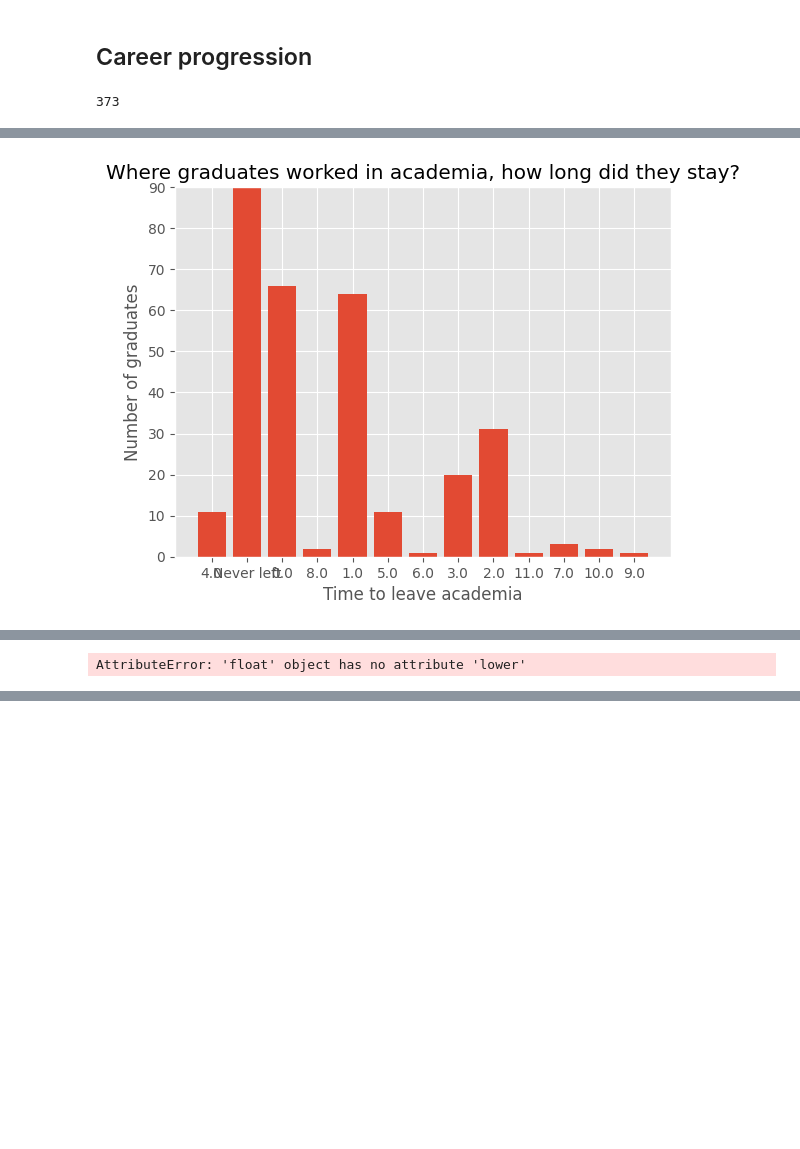
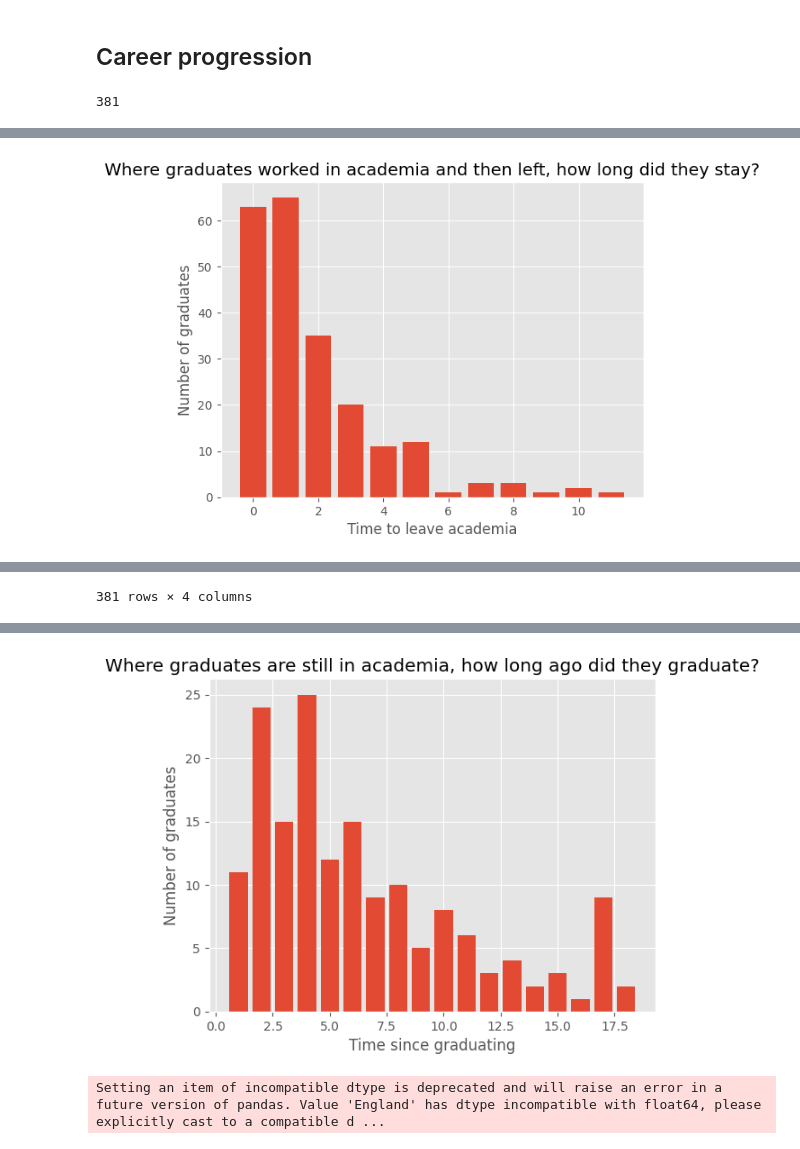
Before and after one commit to 1oana/alumni_project, a Jupyter notebook: jobs_analysis.ipynb, the cells around one changed output, grey strips where cells are left out. Cells and saved outputs as stored; diff of their text form; code cells hidden in the pictures; blank space fills up the shorter version.

```diff
--- a/jobs_analysis.ipynb
+++ b/jobs_analysis.ipynb
@@ -527,6 +540,7 @@ academia_time = pd.DataFrame()
 academia_time["Name"] = academia_subset["Name"].unique()
 
 academia_time["time_to_leave"] = np.nan
+academia_time["years_to_job_start"] = np.nan
 
 for name in academia_time.Name:
     relevant_rows = academia_subset.loc[academia_subset.Name == name]
@@ -534,8 +548,11 @@ for name in academia_time.Name:
     non_academia_jobs = relevant_rows[relevant_rows["Sector"] != "Academia"]
     if non_academia_jobs.shape[0] == 0:
         academia_time.loc[academia_time["Name"] == name, "time_to_leave"] = np.nan
+        academia_time.loc[academia_time["Name"] == name, "years_since"] = (
+            relevant_rows["years_since"].min()
+        )
     else:
-        time_to_leave = non_academia_jobs["years_since"].min()
+        time_to_leave = non_academia_jobs["years_to_job_start"].min()
         academia_time.loc[academia_time["Name"] == name, "time_to_leave"] = (
             time_to_leave
         )
@@ -546,24 +563,44 @@ academia_time.time_to_leave = academia_time.time_to_leave.replace(
 )
 
 counts = academia_time.time_to_leave.value_counts(sort=False).reset_index()
+# sort index
 display(counts)
+counts = counts[counts.time_to_leave != "Never left"]
+counts = counts.sort_values(by="time_to_leave")
 plt.bar(
-    x=counts["time_to_leave"].astype(str),
+    x=counts["time_to_leave"],
     height=counts["count"],
 )
 
-plt.title("Where graduates worked in academia, how long did they stay?")
+plt.title("Where graduates worked in academia and then left, how long did they stay?")
 plt.xlabel("Time to leave academia")
 plt.ylabel("Number of graduates")
-plt.ylim(0, 90)
 plt.show()
+
+# histogram of years since graduating
+display(academia_time)
+counts = academia_time.dropna(subset='years_since').years_since.value_counts(sort=False).reset_index()
+counts = counts.sort_values(by="years_since")
+plt.bar(
+    x=counts["years_since"],
+    height=counts["count"],
+)
+
+plt.title("Where graduates are still in academia, how long ago did they graduate?")
+plt.xlabel("Time since graduating")
+plt.ylabel("Number of graduates")
+plt.show()
+
 
 # time to professorship
 professorship = pd.DataFrame()
 professorship["Name"] = academia_subset["Name"].unique()
 professorship["time_to_prof"] = np.nan
+professorship["country"] = np.nan
 for name in professorship.Name:
     relevant_rows = academia_subset.loc[academia_subset.Name == name]
+    relevant_rows = relevant_rows.dropna(subset="Job Title")
+
     # check the time of the first non-academic job
     any_prof_job = (
         sum(["professor" in i.lower() for i in relevant_rows["Job Title"]]) > 0
@@ -572,25 +609,42 @@ for name in professorship.Name:
         prof_jobs = relevant_rows[
             relevant_rows["Job Title"].str.contains("professor", case=False)
         ]
-        time_to_prof = prof_jobs["years_since"].min()
+        time_to_prof = prof_jobs["years_to_job_start"].min()
+        prof_country = prof_jobs.loc[prof_jobs["years_to_job_start"] == time_to_prof, "Country"].values[0]
     else:
         time_to_prof = np.nan
+        prof_country = np.nan
 
     professorship.loc[professorship["Name"] == name, "time_to_prof"] = time_to_prof
+    professorship.loc[professorship["Name"] == name, "country"] = prof_country
 
 # professorship.time_to_prof = professorship.time_to_prof.astype(object)
 # professorship.time_to_prof = professorship.time_to_prof.replace({np.nan: 'Never became professor'})
 professorship = professorship.dropna(subset="time_to_prof")
-counts = professorship.time_to_prof.value_counts(sort=False).reset_index()
-display(counts)
-plt.bar(
-    x=counts["time_to_prof"].astype(str),
-    height=counts["count"],
+
+# histogram of time_to_prof coloured by country
+hist = (ggplot(professorship, aes(x='time_to_prof', fill='country'))
+    + p9.geom_histogram(binwidth=1)
+    + p9.ggtitle("Where graduates have attained professorship, how long did it take them?")
+    + p9.xlab("Time to professorship")
+    + p9.ylab("Number of graduates")
+    + p9.theme(axis_text_x=p9.element_text(rotation=45, hjust=1))
 )
-plt.title("Where graduates have attained professorship, how long it take them?")
-plt.xlabel("Time to professorship")
-plt.ylabel("Number of graduates")
-plt.show()
+hist.draw()
+
+# # bar chart
+# counts = professorship.time_to_prof.value_counts(sort=False).reset_index()
+# display(counts)
+# counts = counts.sort_values(by="time_to_prof")
+# plt.bar(
+#     x=counts["time_to_prof"],
+#     height=counts["count"],
+# )
+# plt.title("Where graduates have attained professorship, how long it take them?")
+# # do a histogram coloured by country
+# plt.xlabel("Time to professorship")
+# plt.ylabel("Number of graduates")
+# plt.show()
 # %% [output]
-373
+381
 |  | time_to_leave | count |
@@ -610 +664 @@ plt.show()
-[figure, old version]
+[figure, new version]
@@ -611 +677 @@ plt.show()
-AttributeError: 'float' object has no attribute 'lower'
+381 rows × 4 columns
@@ -611,0 +695,2 @@ AttributeError: 'float' object has no attribute 'lower'
+[figure, added]
+Setting an item of incompatible dtype is deprecated and will raise an error in a future version of pandas. Value 'England' has dtype incompatible with float64, please explicitly cast to a compatible d ...
```
Also changed, not shown: parts of 16 cells of this notebook, 38 other files.
